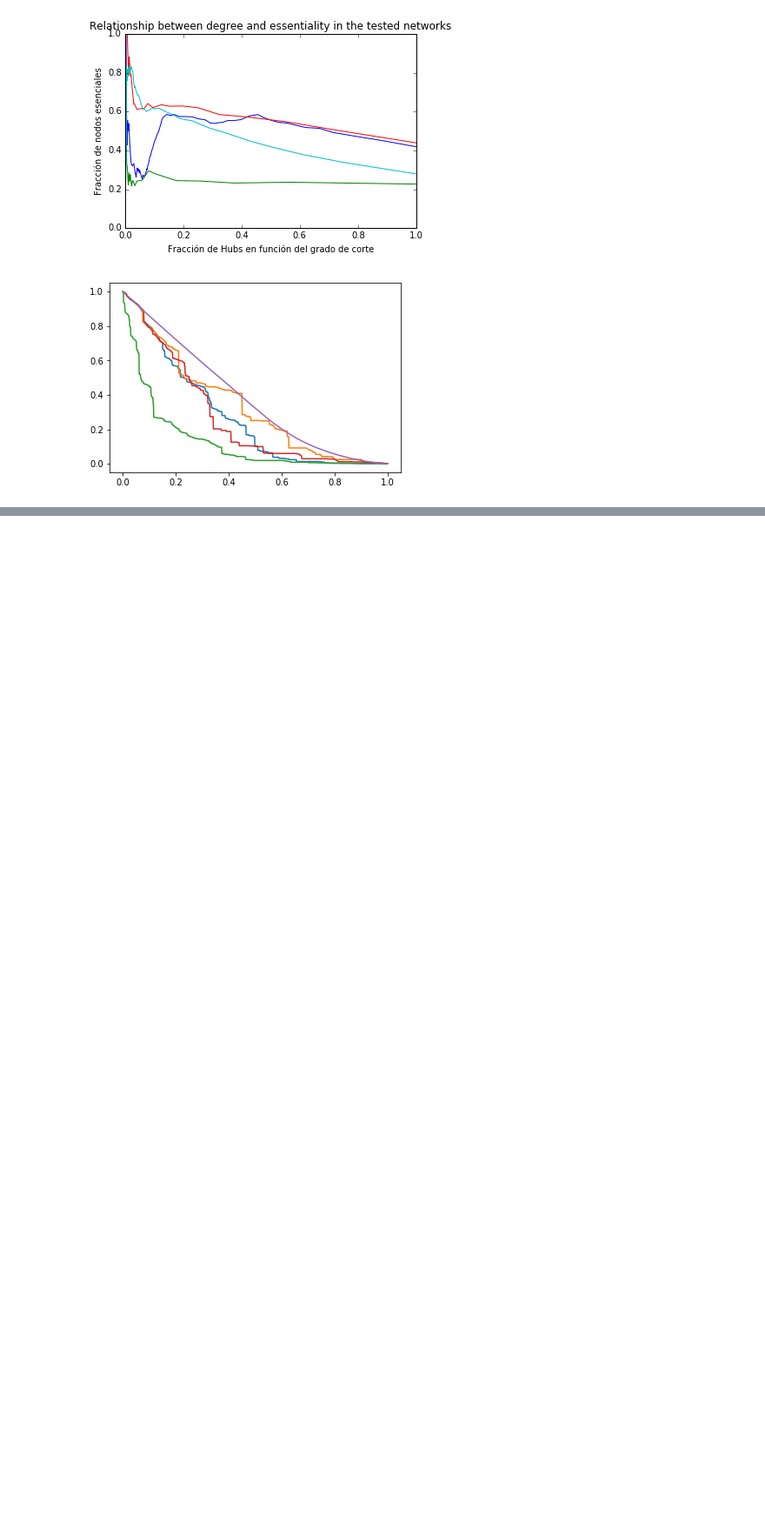
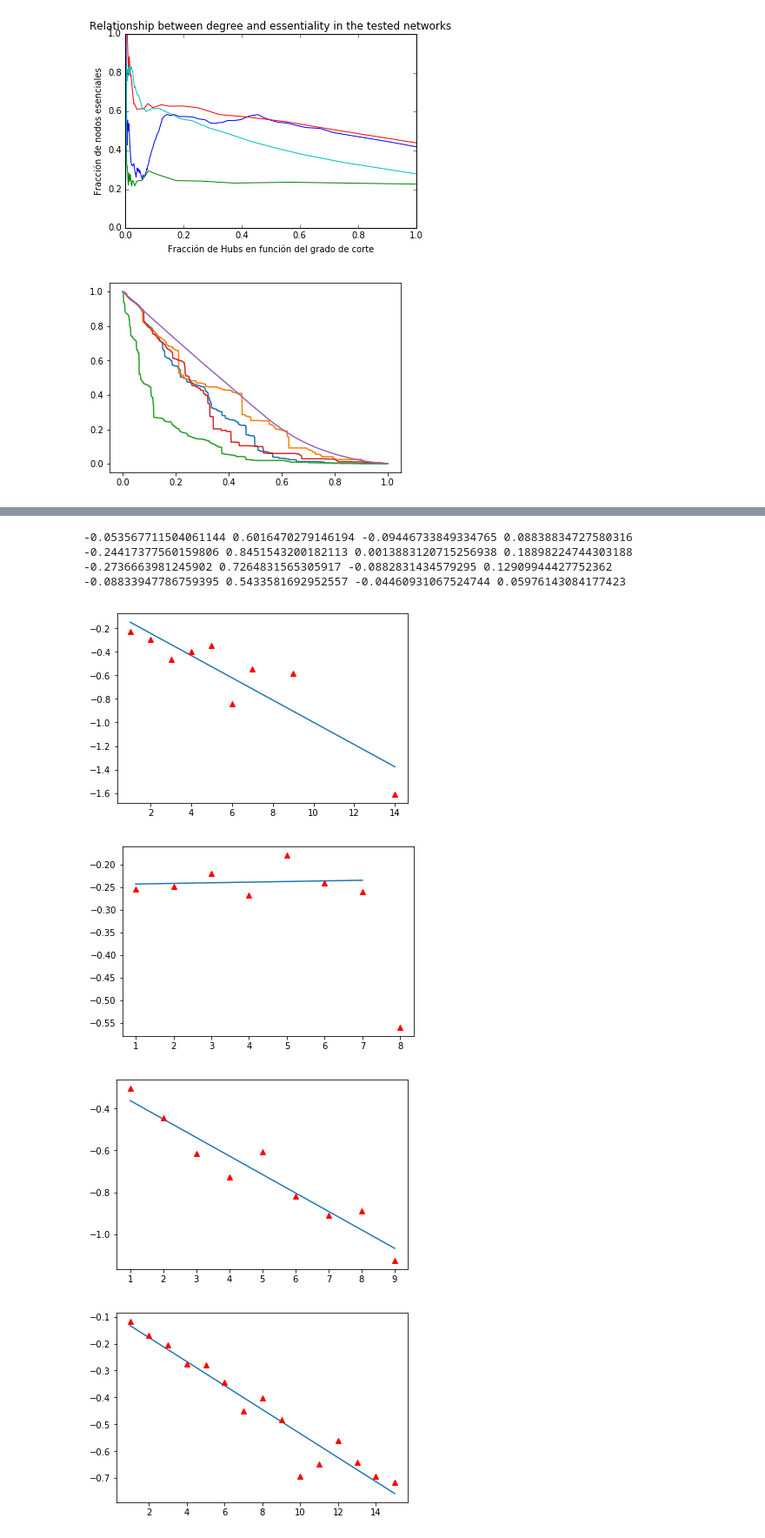
Before and after one commit to vms10/tp2, a Jupyter notebook: tp2.ipynb, the cells around one changed output, grey strips where cells are left out. Shown: that part at 87% size. Saved outputs shown, nothing was run; the diff lists cells and outputs as text; code cells hidden in the pictures; blank space fills up the shorter version.

```diff
--- a/tp2.ipynb
+++ b/tp2.ipynb
@@ -725,0 +707,62 @@ F[3]
+# %%
+def fiteadora(p,x):
+    return p[0]+p[1]*x
+
+def error(p,x,y):
+    return fiteadora(p,x)-y
+# %%
+P_ini=[-.3,-.3]
+
+out= optimize.leastsq(error,P_ini,args=(np.array(Grado_Esencialidad_G[2][:b]),np.array(K)),full_output=1)
+pfinal = out[0]
+covar = out[1]
+p0err=np.sqrt( covar[0][0] )
+p1err= np.sqrt( covar[1][1] )
+print(pfinal[0],p0err,pfinal[1],p1err)
+
+out1= optimize.leastsq(error,P_ini,args=(np.array(Grado_Esencialidad_G1[2][:7]),np.array(L[:7])),full_output=1)
+pfinal1 = out1[0]
+covar1 = out1[1]
+p0err1=np.sqrt( covar1[0][0] )
+p1err1= np.sqrt( covar1[1][1] )
+print(pfinal1[0],p0err1,pfinal1[1],p1err1)
+
+out2= optimize.leastsq(error,P_ini,args=(np.array(Grado_Esencialidad_G2[2][:b]),np.array(M)),full_output=1)
+pfinal2 = out2[0]
+covar2 = out2[1]
+p0err2=np.sqrt( covar2[0][0] )
+p1err2= np.sqrt( covar2[1][1] )
+print(pfinal2[0],p0err2,pfinal2[1],p1err2)
+
+out3= optimize.leastsq(error,P_ini,args=(np.array(Grado_Esencialidad_G3[2][:b]),np.array(N)),full_output=1)
+pfinal3 = out3[0]
+covar3 = out3[1]
+p0err3=np.sqrt( covar3[0][0] )
+p1err3= np.sqrt( covar3[1][1] )
+print(pfinal3[0],p0err3,pfinal3[1],p1err3)
+# %% [output]
+-0.053567711504061144 0.6016470279146194 -0.09446733849334765 0.08838834727580316
+-0.24417377560159806 0.8451543200182113 0.0013883120715256938 0.18898224744303188
+-0.2736663981245902 0.7264831565305917 -0.0882831434579295 0.12909944427752362
+-0.08833947786759395 0.5433581692952557 -0.04460931067524744 0.05976143084177423
+# %%
+plt.plot(Grado_Esencialidad_G[2][:b],np.array(Grado_Esencialidad_G[2][:b])*pfinal[1]+pfinal[0])
+plt.plot(Grado_Esencialidad_G[2][:b],K,"r^")
+plt.show()
+
+plt.plot(Grado_Esencialidad_G1[2][:7],np.array(Grado_Esencialidad_G1[2][:7])*pfinal1[1]+pfinal1[0])
+plt.plot(Grado_Esencialidad_G1[2][:b],L,"r^")
+plt.show()
+
+plt.plot(Grado_Esencialidad_G2[2][:b],np.array(Grado_Esencialidad_G2[2][:b])*pfinal2[1]+pfinal2[0])
+plt.plot(Grado_Esencialidad_G2[2][:b],M,"r^")
+plt.show()
+
+plt.plot(Grado_Esencialidad_G3[2][:b],np.array(Grado_Esencialidad_G3[2][:b])*pfinal3[1]+pfinal3[0])
+plt.plot(Grado_Esencialidad_G3[2][:b],N,"r^")
+plt.show()
+# %% [output]
+[figure, added]
+[figure, added]
+[figure, added]
+[figure, added]
```
Also changed, not shown: parts of 16 cells of this notebook.
